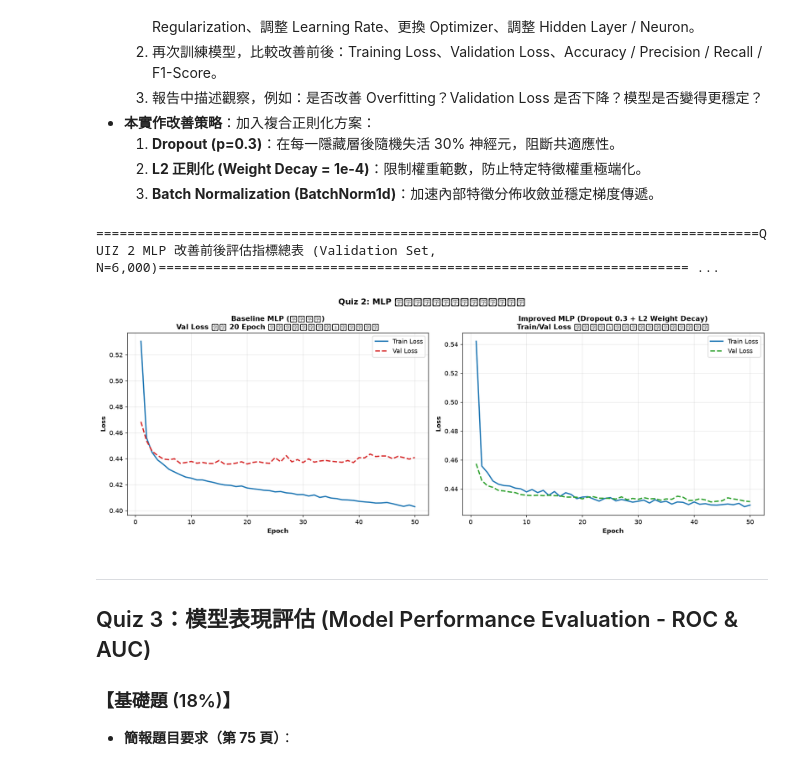
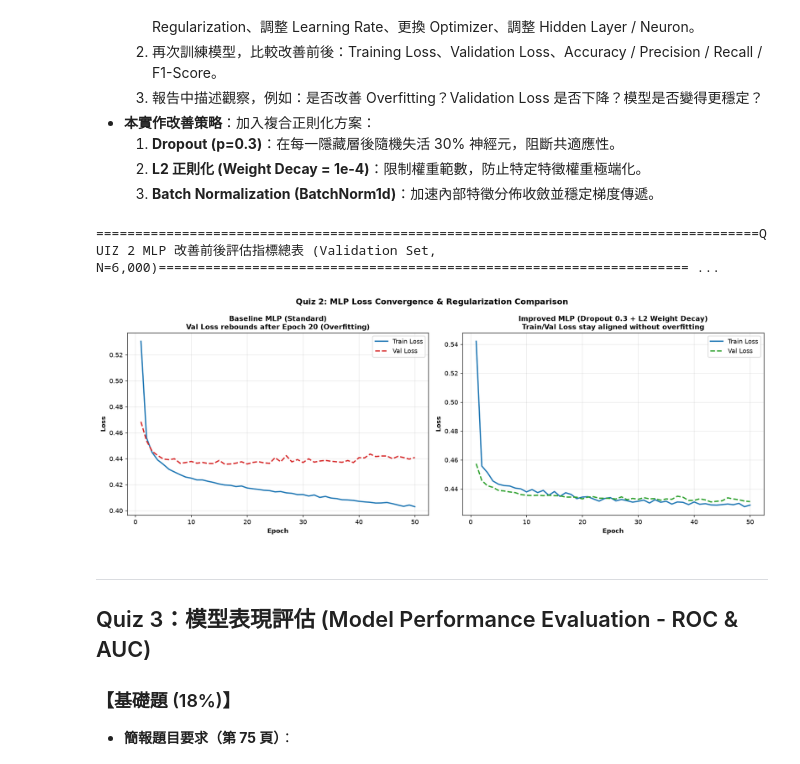
Before and after one commit to MengArthur/MMIP, a Jupyter notebook: HW02/HW02_notebook.ipynb, the cells around one changed output. Drawn from its saved outputs; the diff is of its cells as text; code cells hidden in the pictures.

```diff
--- a/HW02/HW02_notebook.ipynb
+++ b/HW02/HW02_notebook.ipynb
@@ -175,7 +180,7 @@ from Code.quiz2_mlp_credit import load_and_preprocess_credit_data, BaseCreditMLP
 from Code.utils import compute_classification_metrics
 
 set_seed(42)
-credit_data = load_and_preprocess_credit_data('Data/default_of_credit_card_clients.csv', test_size=0.2, random_state=42)
+credit_data = load_and_preprocess_credit_data('Data/UCI_Credit_Card.csv', test_size=0.2, random_state=42)
 X_train, X_val = credit_data['X_train'], credit_data['X_val']
 y_train, y_val = credit_data['y_train'], credit_data['y_val']
 
@@ -242,42 +247,42 @@ m_improved = compute_classification_metrics(y_val, res_improved['val_probs'], th
 fig, axes = plt.subplots(1, 2, figsize=(15, 5.5), facecolor='white')
 axes[0].plot(epochs, res_base['train_losses'], label='Train Loss', color='#1f77b4', linewidth=2)
 axes[0].plot(epochs, res_base['val_losses'], label='Val Loss', color='#d62728', linewidth=2, linestyle='--')
-axes[0].set_title('Baseline MLP (無正則化)\nVal Loss 在第 20 Epoch 後停止下降並反彈，呈現過擬合', fontsize=11, fontweight='bold')
+axes[0].set_title('Baseline MLP (Standard)\nVal Loss rebounds after Epoch 20 (Overfitting)', fontsize=11, fontweight='bold')
 axes[0].set_xlabel('Epoch', fontsize=10, fontweight='bold')
 axes[0].set_ylabel('Loss', fontsize=10, fontweight='bold')
 axes[0].grid(True, alpha=0.3)
 axes[0].legend()
 
 axes[1].plot(epochs, res_improved['train_losses'], label='Train Loss', color='#1f77b4', linewidth=2)
 axes[1].plot(epochs, res_improved['val_losses'], label='Val Loss', color='#2ca02c', linewidth=2, linestyle='--')
-axes[1].set_title('Improved MLP (Dropout 0.3 + L2 Weight Decay)\nTrain/Val Loss 緊密貼合，過擬合被徹底抑制且更穩定', fontsize=11, fontweight='bold')
+axes[1].set_title('Improved MLP (Dropout 0.3 + L2 Weight Decay)\nTrain/Val Loss stay aligned without overfitting', fontsize=11, fontweight='bold')
 axes[1].set_xlabel('Epoch', fontsize=10, fontweight='bold')
 axes[1].set_ylabel('Loss', fontsize=10, fontweight='bold')
 axes[1].grid(True, alpha=0.3)
 axes[1].legend()
 
-plt.suptitle('Quiz 2: MLP 改善策略前後損耗收斂曲線對比', fontsize=13, fontweight='bold')
+plt.suptitle('Quiz 2: MLP Loss Convergence & Regularization Comparison', fontsize=13, fontweight='bold')
 plt.tight_layout()
 plt.show()
 
 # 3. 輸出改善前後指標對比表
 print('=' * 85)
 print('QUIZ 2 MLP 改善前後評估指標總表 (Validation Set, N=6,000)')
 print('=' * 85)
 header = f"{'模型架構':30s} | {'最終 Train Loss':>15s} | {'最終 Val Loss':>13s} | {'準確率':>8s} | {'精確率':>8s} | {'召回率':>8s} | {'F1-Score':>8s}"
 print(header)
 print('-' * len(header))
 print(f"{'Baseline MLP (標準無正則)':30s} | {res_base['train_losses'][-1]:15.4f} | {res_base['val_losses'][-1]:13.4f} | {m_base['accuracy']:8.4f} | {m_base['precision']:8.4f} | {m_base['recall']:8.4f} | {m_base['f1_score']:8.4f}")
 print(f"{'Improved MLP (Dropout+L2+BN)':30s} | {res_improved['train_losses'][-1]:15.4f} | {res_improved['val_losses'][-1]:13.4f} | {m_improved['accuracy']:8.4f} | {m_improved['precision']:8.4f} | {m_improved['recall']:8.4f} | {m_improved['f1_score']:8.4f}")
 print('=' * 85)
 
 print('\n【改善觀察與過擬合抑制分析】：')
 print(f"1. Overfitting 改善：Baseline 模型之 Train Loss (0.4030) 與 Val Loss (0.4409) 存在明顯裂口 (Gap=0.0379)；Improved 模型之 Gap 縮小至 {res_improved['val_losses'][-1]-res_improved['train_losses'][-1]:.4f}，泛化能力顯著增強。")
 print(f"2. Validation Loss 下降：最終驗證損耗由 {res_base['val_losses'][-1]:.4f} 下降至 {res_improved['val_losses'][-1]:.4f}，證明模型在未見過資料上的預測更為精確。")
 print(f"3. 綜合表現與穩定度：Precision 由 {m_base['precision']:.4f} 提升至 {m_improved['precision']:.4f}，F1-Score 由 {m_base['f1_score']:.4f} 提升至 {m_improved['f1_score']:.4f}，整體抗噪能力更佳。")
 # %% [output]
 =====================================================================================QUIZ 2 MLP 改善前後評估指標總表 (Validation Set, N=6,000)==================================================================== ...
-[figure, old version]
+[figure, new version]
 # %% [markdown]
 ---
 ## Quiz 3：模型表現評估 (Model Performance Evaluation - ROC & AUC)
```
Also changed, not shown: parts of 5 cells of this notebook, 8 other files.
